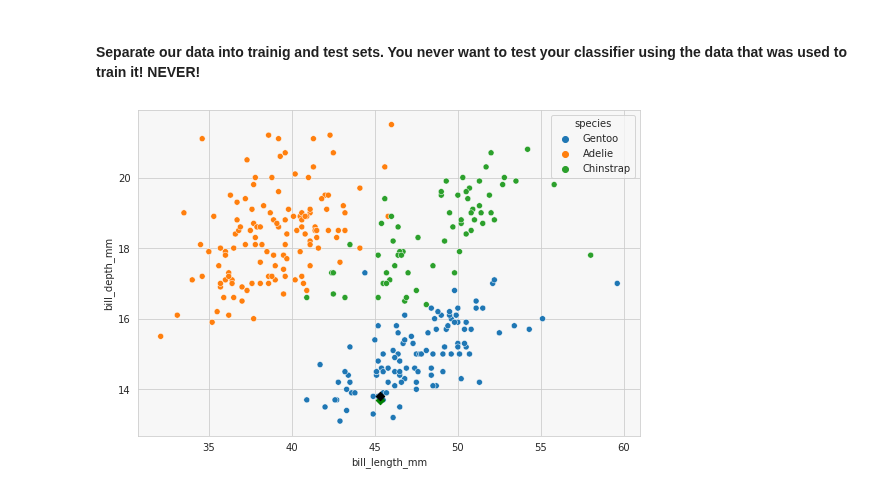
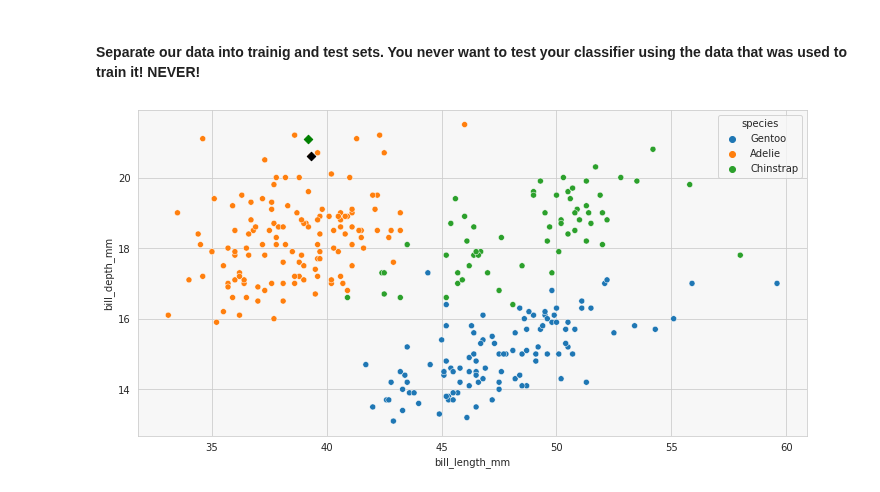
Before and after one commit to topiko/MLcourseMaterial, a Jupyter notebook: Basics/MLbasics.ipynb, the cells around one changed output. Drawn from its saved outputs; the diff is of its cells as text; code cells hidden in the pictures.

```diff
--- a/Basics/MLbasics.ipynb
+++ b/Basics/MLbasics.ipynb
@@ -12,7 +12,7 @@ import matplotlib as mpl
 
 %matplotlib inline
 # Define some plotting params:
-mpl.rcParams['figure.figsize'] = (9,6)
+mpl.rcParams['figure.figsize'] = (12,6)
 sns.set_style("whitegrid", {"axes.facecolor": ".97"})
 # %% [markdown]
 #### First we would like to import some example data to work with:
@@ -141,17 +144,16 @@ y_test = y.iloc[N_train:]
 # %%
 knn = knn_classifier(X_train=X_train, y_train=y_train)
 test_idx = 10
 y_preds, idxs = knn.predict(X_test.iloc[test_idx])
 
-xlabel = 'bill_length_mm'
-ylabel = 'bill_depth_mm'
 _ , ax = plt.subplots()
 ax = sns.scatterplot(data=X_train,
                      x=xlabel,
                      y=ylabel, hue=y_train, ax=ax)
 
-ax.scatter(X_test.iloc[test_idx][xlabel], X_test.iloc[test_idx][ylabel], marker='D', color='green')
-ax.scatter(X_train.iloc[idxs[0]][xlabel], X_train.iloc[idxs[0]][ylabel], marker='D', color='black')
+for idx in idxs:
+    ax.scatter(X_test.iloc[test_idx][xlabel], X_test.iloc[test_idx][ylabel], marker='D', color='green')
+    ax.scatter(X_train.iloc[idx][xlabel], X_train.iloc[idx][ylabel], marker='D', color='black')
 plt.show()
 # %% [output]
-[figure, old version]
+[figure, new version]
```
Also changed, not shown: parts of 2 cells of this notebook.
